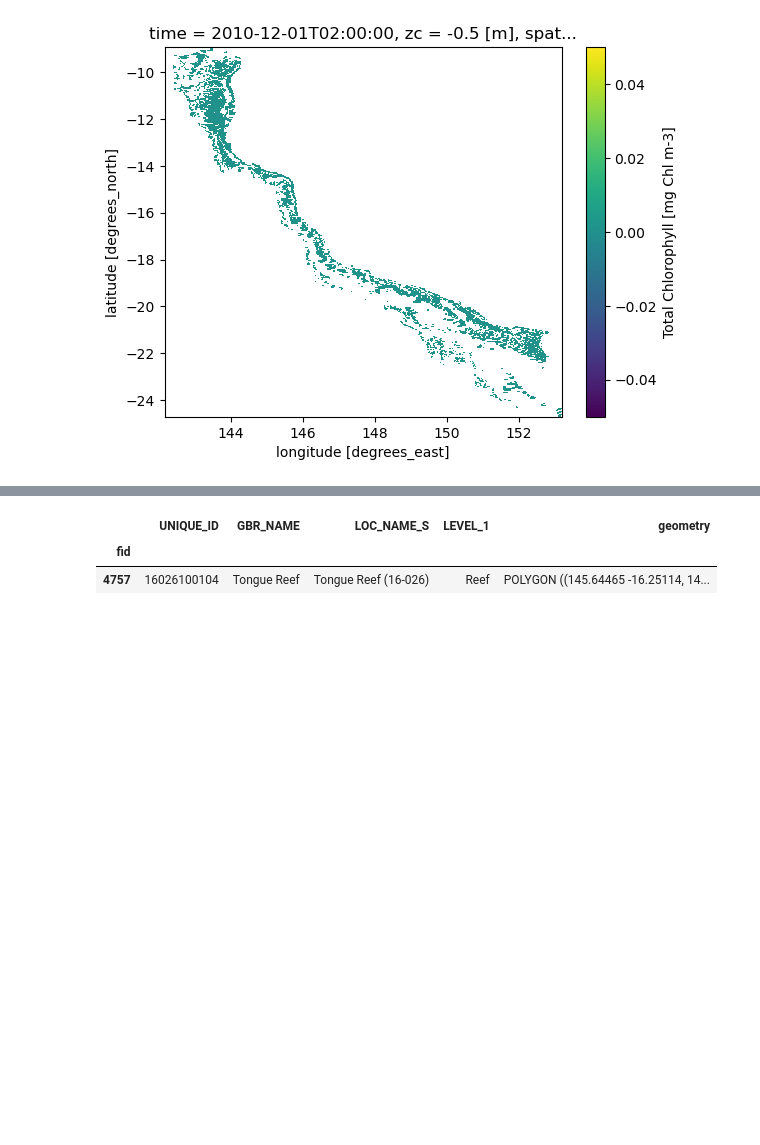
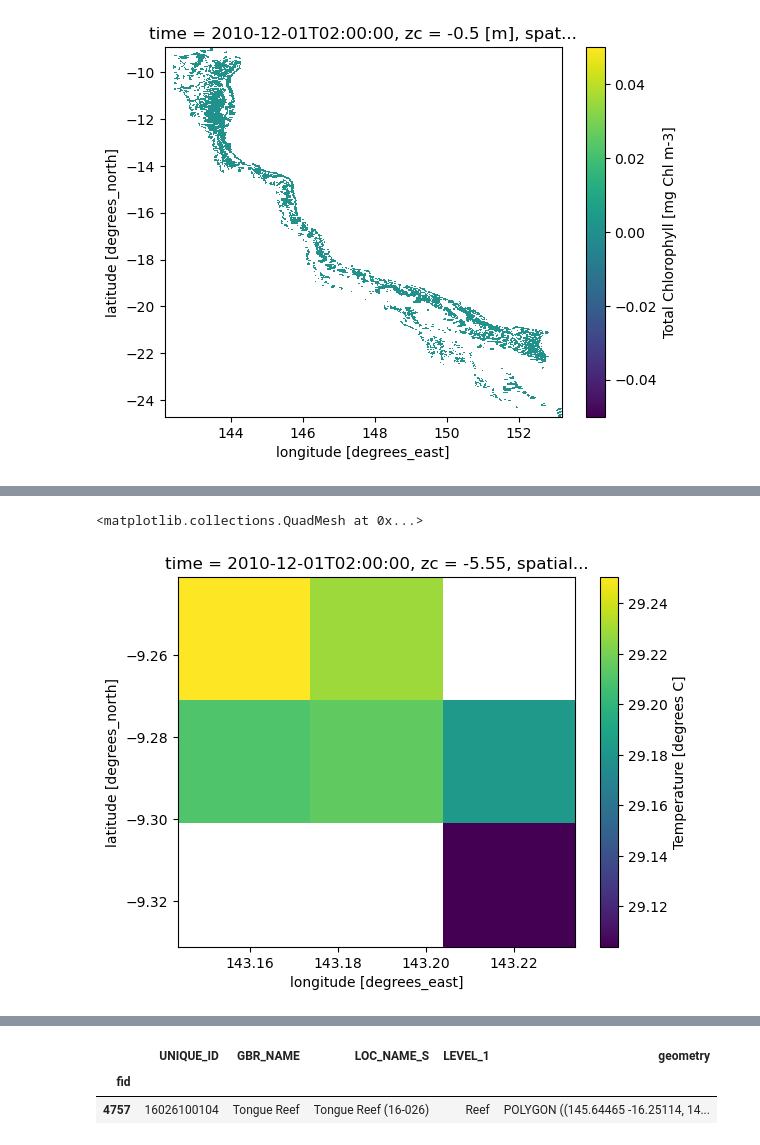
Before and after one commit to oceanhackweek/ohw24_extract_cube_data_overlap_poly_au, a Jupyter notebook: gbreef_fast.ipynb, the cells around one changed output, grey strips where cells are left out. Cells and saved outputs as stored; diff of their text form; code cells hidden in the pictures; blank space fills up the shorter version.

```diff
--- a/gbreef_fast.ipynb
+++ b/gbreef_fast.ipynb
@@ -137,0 +146,6 @@ data_clipped.Chl_a_sum.isel(time=0,k=3).plot()
+# %%
+lon = data_clipped.longitude.values
+lat = data_clipped.latitude.values
+# %%
+mask = regionmask.mask_3D_geopandas(reefshape, lon, lat)
+mask = mask.rename({'lat': 'latitude', 'lon': 'longitude'})
@@ -137,0 +185,5 @@ data_clipped.Chl_a_sum.isel(time=0,k=3).plot()
+# %%
+test_mask.temp.isel(k = 0, time = 0).plot()
+# %% [output]
+<matplotlib.collections.QuadMesh at 0x...>
+[figure, added]
```
Also changed, not shown: parts of 21 cells of this notebook.
